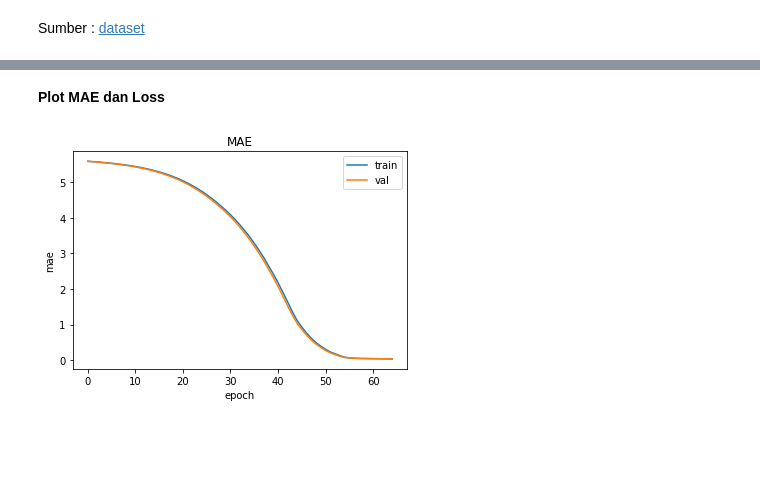
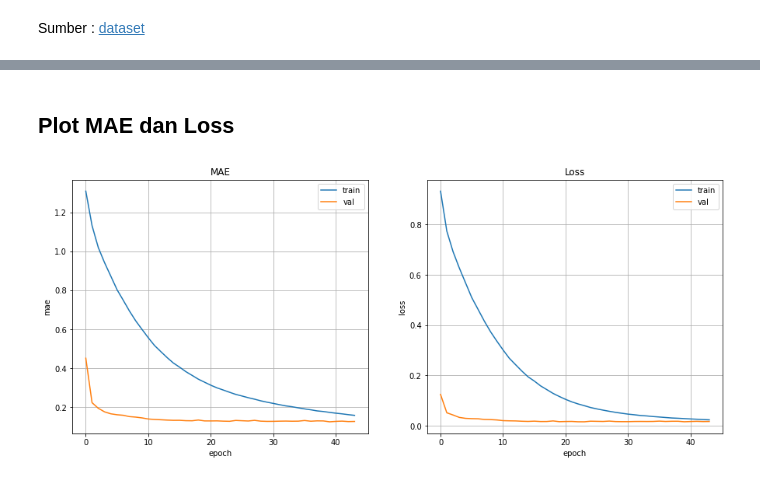
Before and after one commit to tnnz20/Dicoding-Lab, a Jupyter notebook: Machine-Learning-Path/Belajar-Pengembangan-Machine-Learning/Submission-2/time_series.ipynb, the cells around one changed output, grey strips where cells are left out. Drawn from its saved outputs; the diff is of its cells as text; code cells hidden in the pictures; blank space fills up the shorter version.

Commit message:
rebuild : remake model with EDA

```diff
--- a/Machine-Learning-Path/Belajar-Pengembangan-Machine-Learning/Submission-2/time_series.ipynb
+++ b/Machine-Learning-Path/Belajar-Pengembangan-Machine-Learning/Submission-2/time_series.ipynb
@@ -80,4 +149,4 @@ V_price_r = T_price.reshape(-1,1)
 # %%
 scaler = MinMaxScaler()
 T_price_r_s = scaler.fit_transform(T_price_r)
-V_price_r_s = scaler.fit_transform(T_price_r)
+V_price_r_s = scaler.fit_transform(V_price_r)
@@ -136,0 +222,5 @@ Epoch 65/65
+# %%
+model_checkpoint = tf.keras.callbacks.ModelCheckpoint(
+    "my_checkpoint.h5", save_best_only=True)
+
+early_stopping = tf.keras.callbacks.EarlyStopping(patience=20)
@@ -136,0 +229,17 @@ Epoch 65/65
+# %%
+model = tf.keras.models.Sequential([
+  tf.keras.layers.LSTM(100, return_sequences=True),
+  tf.keras.layers.LSTM(100, return_sequences=True),
+
+  tf.keras.layers.Dropout(0.2),
+  tf.keras.layers.Dense(1),
+  tf.keras.layers.Lambda(lambda x: x * 200)
+])
+
+optimizer = tf.keras.optimizers.Adam(learning_rate=1e-5)
+
+model.compile(loss=tf.keras.losses.Huber(),
+              optimizer=optimizer,
+              metrics=["mae"])
+# %%
+hist = model.fit(data_x_train ,epochs=100, validation_data=data_x_test, callbacks=[model_checkpoint,early_stopping])
@@ -137,14 +266,25 @@ Epoch 65/65
 # %% [markdown]
-**Plot MAE dan Loss**
+## Plot MAE dan Loss
 # %%
-# plot MAE
 
+plt.figure(figsize=(15, 6))
+plt.subplot(1,2,1)
 plt.plot(hist.history['mae'])
 plt.plot(hist.history['val_mae'])
 plt.title('MAE')
 plt.ylabel('mae')
 plt.xlabel('epoch')
 plt.legend(['train','val'])
+plt.grid()
+
+plt.subplot(1,2,2)
+plt.plot(hist.history['loss'])
+plt.plot(hist.history['val_loss'])
+plt.title('Loss')
+plt.ylabel('loss')
+plt.xlabel('epoch')
+plt.legend(['train','val'])
+plt.grid()
 plt.show()
 # %% [output]
-[figure, old version]
+[figure, new version]
```
Also changed, not shown: parts of 40 cells of this notebook.
